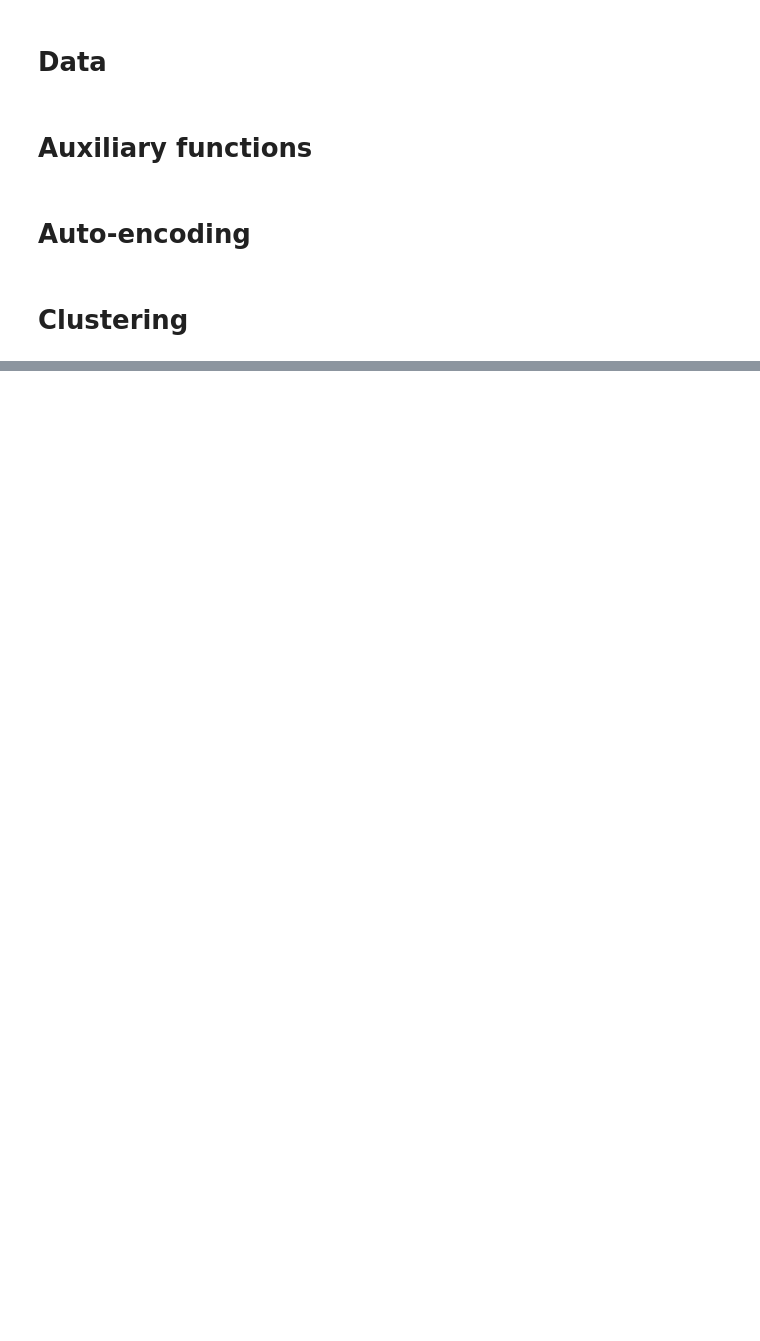
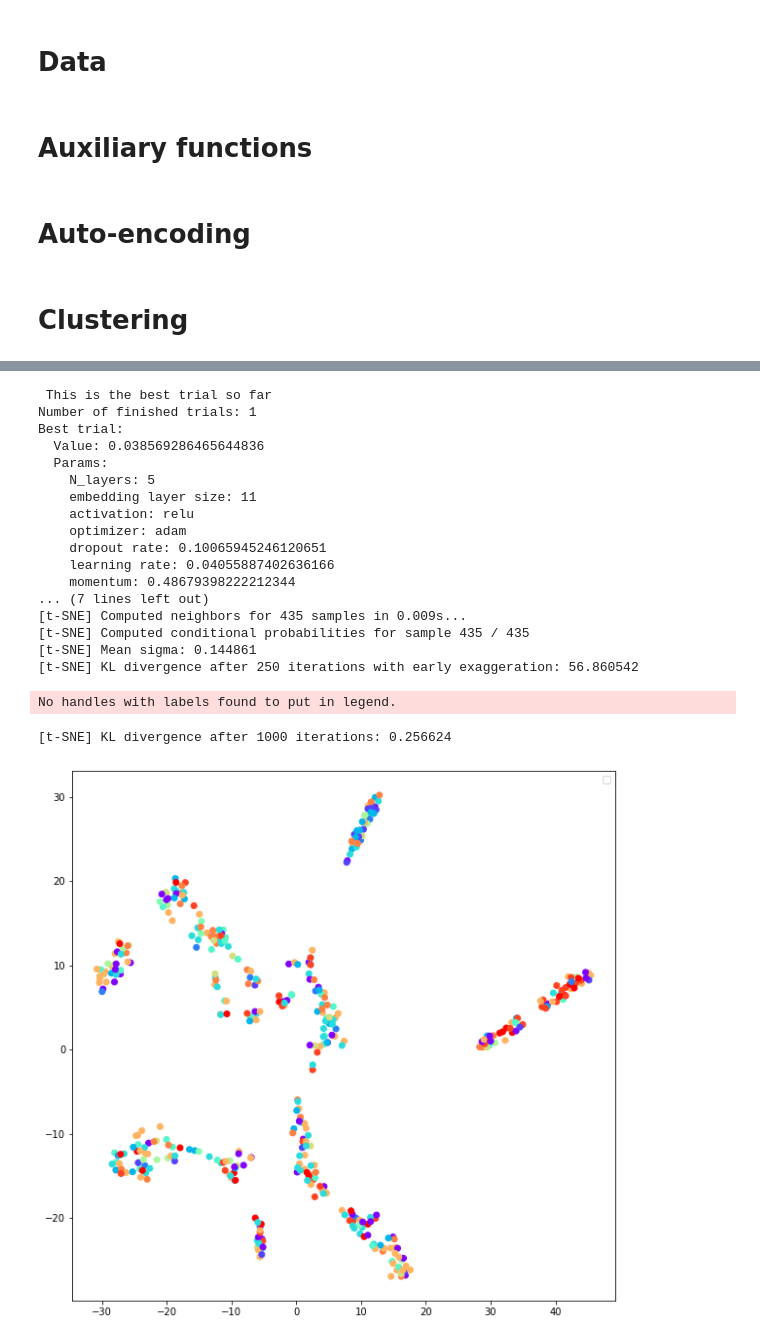
Before and after one commit to ThiesCalje/Survival-Analysis-Deep-Learning-AML-, a Jupyter notebook: Code/Collab/Clustering_Embedding.ipynb, the cells around one changed output, grey strips where cells are left out. Drawn from its saved outputs; the diff is of its cells as text; code cells hidden in the pictures; blank space fills up the shorter version.

Commit message:
added tsne visualization & initiated heatmapping functionality

```diff
--- a/Code/Collab/Clustering_Embedding.ipynb
+++ b/Code/Collab/Clustering_Embedding.ipynb
@@ -26,9 +45,10 @@ os.chdir('/content/Survival-Analysis-Deep-Learning-AML-/Data')
 # **Data**
 # %%
 patient_data = pd.read_excel("Table 10.xlsx").sort_index()
-gene_expression = pd.read_excel("Data_10_genex.xlsx").T.sort_index().iloc[:-2,:]
+gene_expression_df = pd.read_excel("Data_10_genex.xlsx").T.sort_index().iloc[:-2,:]
 models = []
-ind_shuffle = 0
+# %%
+gene_expression = tf.convert_to_tensor(gene_expression_df.astype("float32"))
 # %% [markdown]
 # **Auxiliary functions**
 # %%
@@ -164,10 +194,11 @@ def par_tuner(trial):
 # %%
-def find_parameters(n):
+def find_autoencoder(n):
 
-    global models
+    global models, gene_expression
     models = []
+
     study = optuna.create_study(direction = "minimize", study_name = "Tuning auto-encoder")
-    study.optimize(par_tuner, n_trials=n, callbacks= [callback])
+    study.optimize(par_tuner, n_trials=n, callbacks = [callback])
 
     print("Number of finished trials: {}".format(len(study.trials)))
 
@@ -183,6 +214,13 @@ def find_parameters(n):
     encoding_layers     = autoencoder.layers[:n_encoding_layers*2+1]
     encoder             = Sequential(encoding_layers)
 
+
+    # kmeans = KMeans(n_clusters= d, n_init=20)
+    # kmeans.fit_predict(encoder.predict(gene_expression))
+    # encoder.add(ClusteringLayer(d, name = "cluster"))
+
+    # encoder.get_layer(name='cluster').set_weights([kmeans.cluster_centers_])
+
     encoder.build(input_shape= (None,input_size))
 
     print("  Value: {}".format(trial.value))
@@ -264,9 +315,14 @@ def kl_loss():
 # %%
-trial, autoencoder, encoder = find_parameters(1) #performs hyperparameter tuning on the autoencoding network and returns the hyperparameters, as well as the autoencoder end-to-end and the encoding part of the network
-x = encoder.predict(gene_expression.astype("float32"))
-patientdat = patient_data["Transcriptional_Identity"]
-labels = patientdat.astype('category').cat.codes
-num_colors = len(np.unique(labels))
-colors = plt.get_cmap('rainbow', num_colors)
-fig2 = plt.figure(figsize=(10,10))
-plt.scatter(x[:,0], x[:,1], c= colors(labels))
+def tSNE_plot(coords, var_of_interest):
+
+    tsne = TSNE(2, perplexity = 20, verbose=1, random_state = 69)
+    tsne_coordinates = tsne.fit_transform(coords)
+
+    patientdat = patient_data[var_of_interest]
+    labels = patientdat.astype('category').cat.codes.to_list()
+    num_colors = len(np.unique(labels))
+    colors = plt.get_cmap('rainbow', num_colors)
+
+    fig_tsne = plt.figure(figsize= (10,10))
+    plt.scatter(tsne_coordinates[:,0], tsne_coordinates[:,1], c= colors(labels))
+    plt.legend()
@@ -322,0 +359,6 @@ def training(model, epochs, x_train = gene_expression):
+# %%
+var_of_interest     = "Transcriptional_Identity"
+trial, autoencoder, encoder = find_autoencoder(1)
+coords  = encoder(gene_expression, training = False)
+tSNE_plot(coords, var_of_interest)
+# %% [output]
@@ -322,0 +367,20 @@ def training(model, epochs, x_train = gene_expression):
+ This is the best trial so far
+Number of finished trials: 1
+Best trial:
+  Value: 0.038569286465644836
+  Params:
+    N_layers: 5
+    embedding layer size: 11
+    activation: relu
+    optimizer: adam
+    dropout rate: 0.10065945246120651
+    learning rate: 0.04055887402636166
+    momentum: 0.48679398222212344
+... (7 lines left out)
+[t-SNE] Computed neighbors for 435 samples in 0.009s...
+[t-SNE] Computed conditional probabilities for sample 435 / 435
+[t-SNE] Mean sigma: 0.144861
+[t-SNE] KL divergence after 250 iterations with early exaggeration: 56.860542
+No handles with labels found to put in legend.
+[t-SNE] KL divergence after 1000 iterations: 0.256624
+[figure, added]
```
Also changed, not shown: parts of 16 cells of this notebook.
